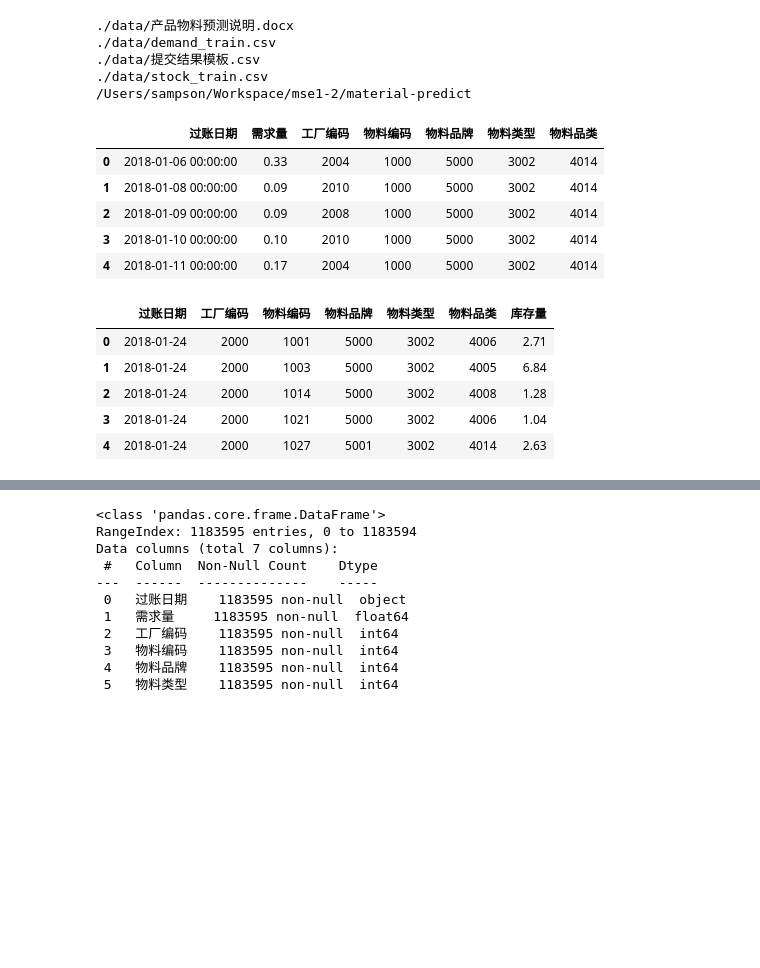
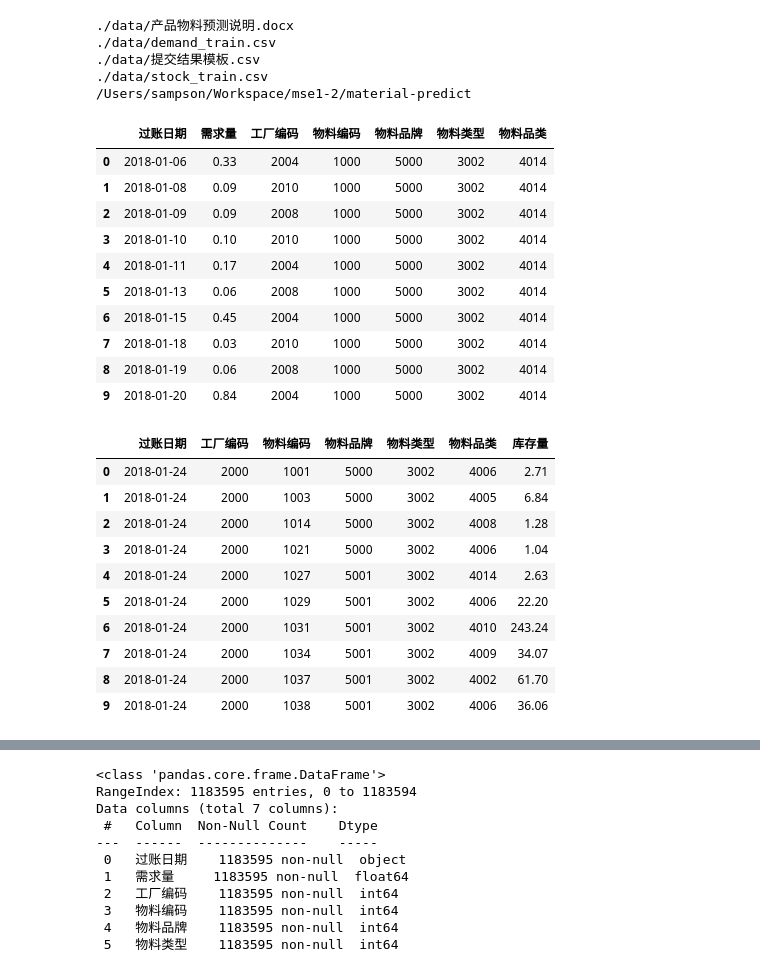
Before and after one commit to djwxfdt/mse-material-predict, a Jupyter notebook: app.ipynb, the cells around one changed output, grey strips where cells are left out. Saved outputs shown, nothing was run; the diff lists cells and outputs as text; code cells hidden in the pictures; blank space fills up the shorter version.

```diff
--- a/app.ipynb
+++ b/app.ipynb
@@ -19,16 +18,25 @@ print(os.getcwd())
 df_demand = pd.read_csv('./data/demand_train.csv',  encoding="gbk")
 df_stock = pd.read_csv('./data/stock_train.csv',  encoding="gbk")
 # %%
-df_demand.head()
+df_demand['过账日期'] = pd.to_datetime(df_demand['过账日期'])
+
+df_demand.head(10)
 # %% [output]
 |  | 过账日期 | 需求量 | 工厂编码 | 物料编码 | 物料品牌 | 物料类型 | 物料品类 |
-| 0 | 2018-01-06 00:00:00 | 0.33 | 2004 | 1000 | 5000 | 3002 | 4014 |
-| 1 | 2018-01-08 00:00:00 | 0.09 | 2010 | 1000 | 5000 | 3002 | 4014 |
-| 2 | 2018-01-09 00:00:00 | 0.09 | 2008 | 1000 | 5000 | 3002 | 4014 |
-| 3 | 2018-01-10 00:00:00 | 0.10 | 2010 | 1000 | 5000 | 3002 | 4014 |
-| 4 | 2018-01-11 00:00:00 | 0.17 | 2004 | 1000 | 5000 | 3002 | 4014 |
+| 0 | 2018-01-06 | 0.33 | 2004 | 1000 | 5000 | 3002 | 4014 |
+| 1 | 2018-01-08 | 0.09 | 2010 | 1000 | 5000 | 3002 | 4014 |
+| 2 | 2018-01-09 | 0.09 | 2008 | 1000 | 5000 | 3002 | 4014 |
+| 3 | 2018-01-10 | 0.10 | 2010 | 1000 | 5000 | 3002 | 4014 |
+| 4 | 2018-01-11 | 0.17 | 2004 | 1000 | 5000 | 3002 | 4014 |
+| 5 | 2018-01-13 | 0.06 | 2008 | 1000 | 5000 | 3002 | 4014 |
+| 6 | 2018-01-15 | 0.45 | 2004 | 1000 | 5000 | 3002 | 4014 |
+| 7 | 2018-01-18 | 0.03 | 2010 | 1000 | 5000 | 3002 | 4014 |
+| 8 | 2018-01-19 | 0.06 | 2008 | 1000 | 5000 | 3002 | 4014 |
+| 9 | 2018-01-20 | 0.84 | 2004 | 1000 | 5000 | 3002 | 4014 |
 # %%
-df_stock.head()
+df_stock['过账日期'] = pd.to_datetime(df_stock['过账日期'])
+
+df_stock.head(10)
 # %% [output]
 |  | 过账日期 | 工厂编码 | 物料编码 | 物料品牌 | 物料类型 | 物料品类 | 库存量 |
 | 0 | 2018-01-24 | 2000 | 1001 | 5000 | 3002 | 4006 | 2.71 |
@@ -36,6 +44,11 @@ df_stock.head()
 | 2 | 2018-01-24 | 2000 | 1014 | 5000 | 3002 | 4008 | 1.28 |
 | 3 | 2018-01-24 | 2000 | 1021 | 5000 | 3002 | 4006 | 1.04 |
 | 4 | 2018-01-24 | 2000 | 1027 | 5001 | 3002 | 4014 | 2.63 |
+| 5 | 2018-01-24 | 2000 | 1029 | 5001 | 3002 | 4006 | 22.20 |
+| 6 | 2018-01-24 | 2000 | 1031 | 5001 | 3002 | 4010 | 243.24 |
+| 7 | 2018-01-24 | 2000 | 1034 | 5001 | 3002 | 4009 | 34.07 |
+| 8 | 2018-01-24 | 2000 | 1037 | 5001 | 3002 | 4002 | 61.70 |
+| 9 | 2018-01-24 | 2000 | 1038 | 5001 | 3002 | 4006 | 36.06 |
 # %%
 df_demand.describe()
 # %% [output]
```
Also changed, not shown: parts of 9 cells of this notebook.
